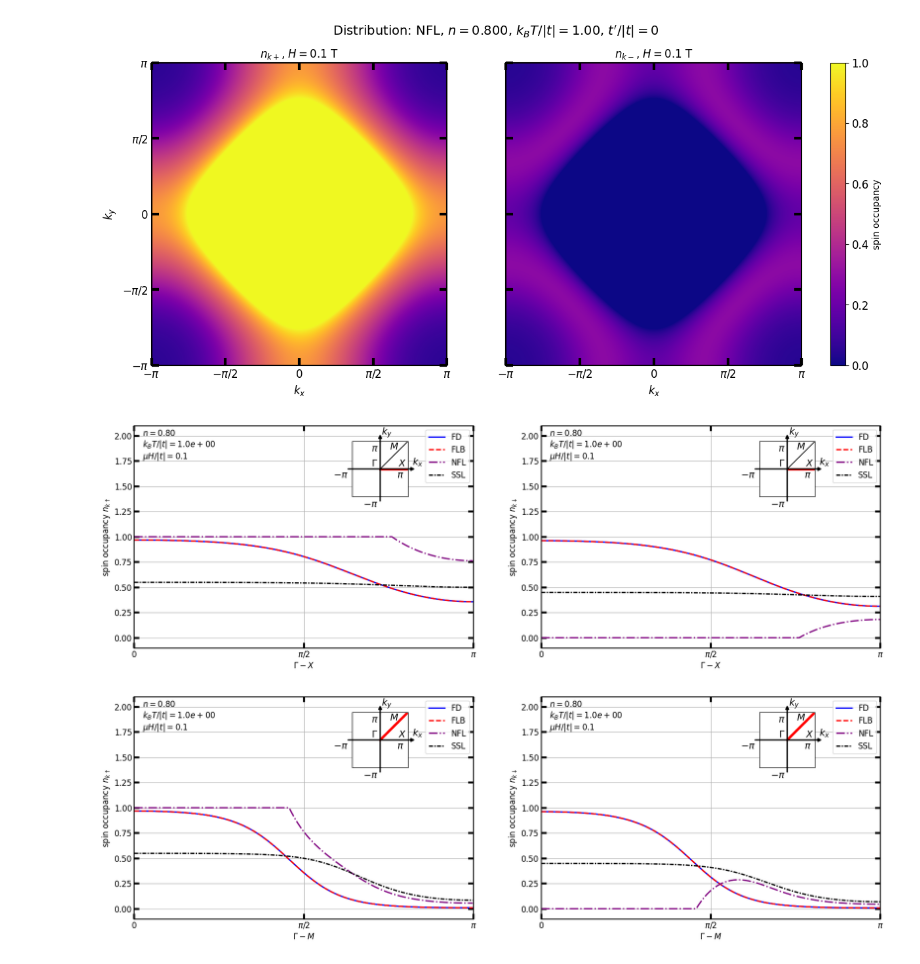
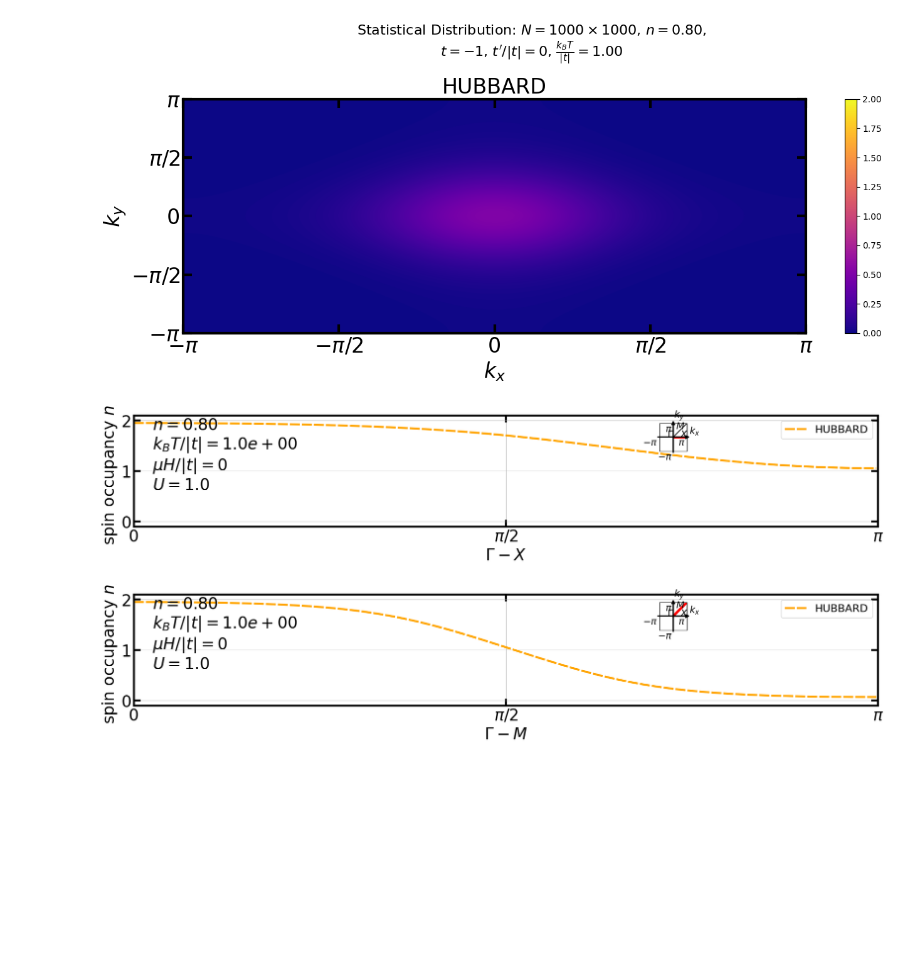
Before and after one commit to Mateuszzx/quantum-statistics-solver, a Jupyter notebook: notebooks/01_distributions.ipynb, the cells around one changed output. Saved outputs shown, nothing was run; the diff lists cells and outputs as text; code cells hidden in the pictures; blank space fills up the shorter version.

Commit message:
Add Hubbard dist

```diff
--- a/notebooks/01_distributions.ipynb
+++ b/notebooks/01_distributions.ipynb
@@ -14,32 +14,35 @@ plotter = sp.ScientificPlotter()
 MU_B  = 1 # eV/T
 
 N = 1000
-dist = ["FD","FLB","NFL", "SSL"]
+dist = ["HUBBARD"]#["FD","FLB","NFL", "SSL"]
 t = -1
 t_prim = 0
 beta = [1]
 n = [0.8]
-H_a = [0.1]
+H_a = [0]
+U = 100.0
 kx = np.linspace(-np.pi, np.pi, N, endpoint=False)
 ky = np.linspace(-np.pi, np.pi, N, endpoint=False)
 e_k, _, _ = prepare_2D_lattice_data(kx, ky, t, t_prim)
 # %%
 # 2D Spin Split Plot
 plotter.plot_energy_distribution_2d(
     e_k=e_k,
     dim=2,
     kx=kx,
     ky=ky,
     n=n[0],
     beta=beta[0],
     H=H_a[0],
     N=N,
     t_prim=t_prim,
-    distributions=[dist[2]]
+    U=5,
+    n_kd=True,
+    distributions=[dist[0]]
 )
 plt.show()
 # %% [output]
-[figure, old version]
+[figure, new version]
 # %%
 # 1D Cut along Gamma-X
 plotter.plot_energy_distribution_1d(
@@ -53,11 +56,13 @@ plotter.plot_energy_distribution_1d(
     distributions=dist,
     figsize=(20,3),
     ylims=(-0.1, 2.1),
+    U=1.0,
+    n_kd=False,
     bz_inset_pos=(0.6, 0.68, 0.25, 0.25)
 )
 plt.show()
 # %% [output]
-[figure, old version]
+[figure, new version]
 # %%
 # 1D Cut along Diagonal (Gamma-M)
 plotter.plot_energy_distribution_1d(
@@ -71,8 +76,9 @@ plotter.plot_energy_distribution_1d(
     distributions=dist,
     ylims=(-0.1, 2.1),
     figsize=(20,3),
-    bz_inset_pos=(0.6, 0.68, 0.25, 0.25)
+    bz_inset_pos=(0.6, 0.68, 0.25, 0.25),
+    U=1.0,
 )
 plt.show()
 # %% [output]
-[figure, old version]
+[figure, new version]
```
Also changed, not shown: 21 other files.
